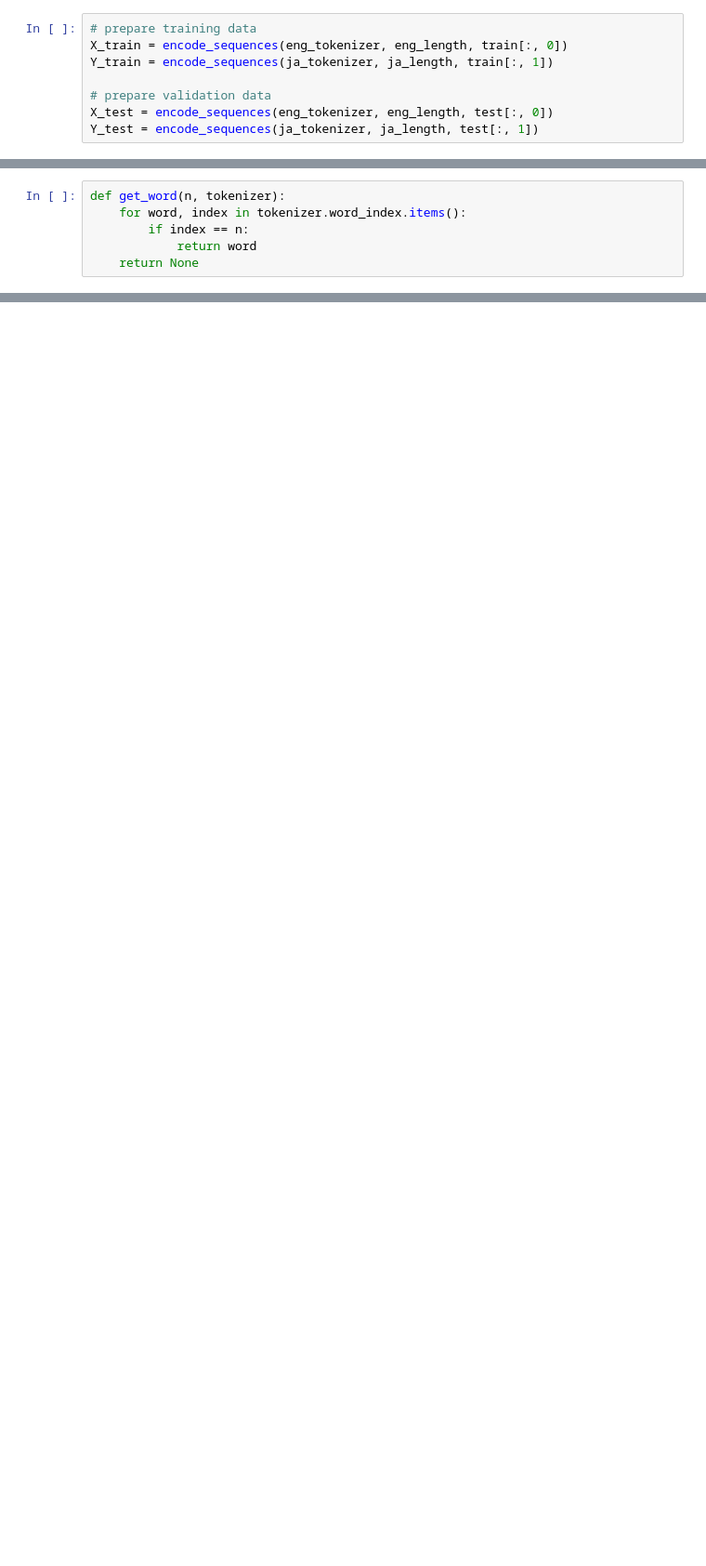
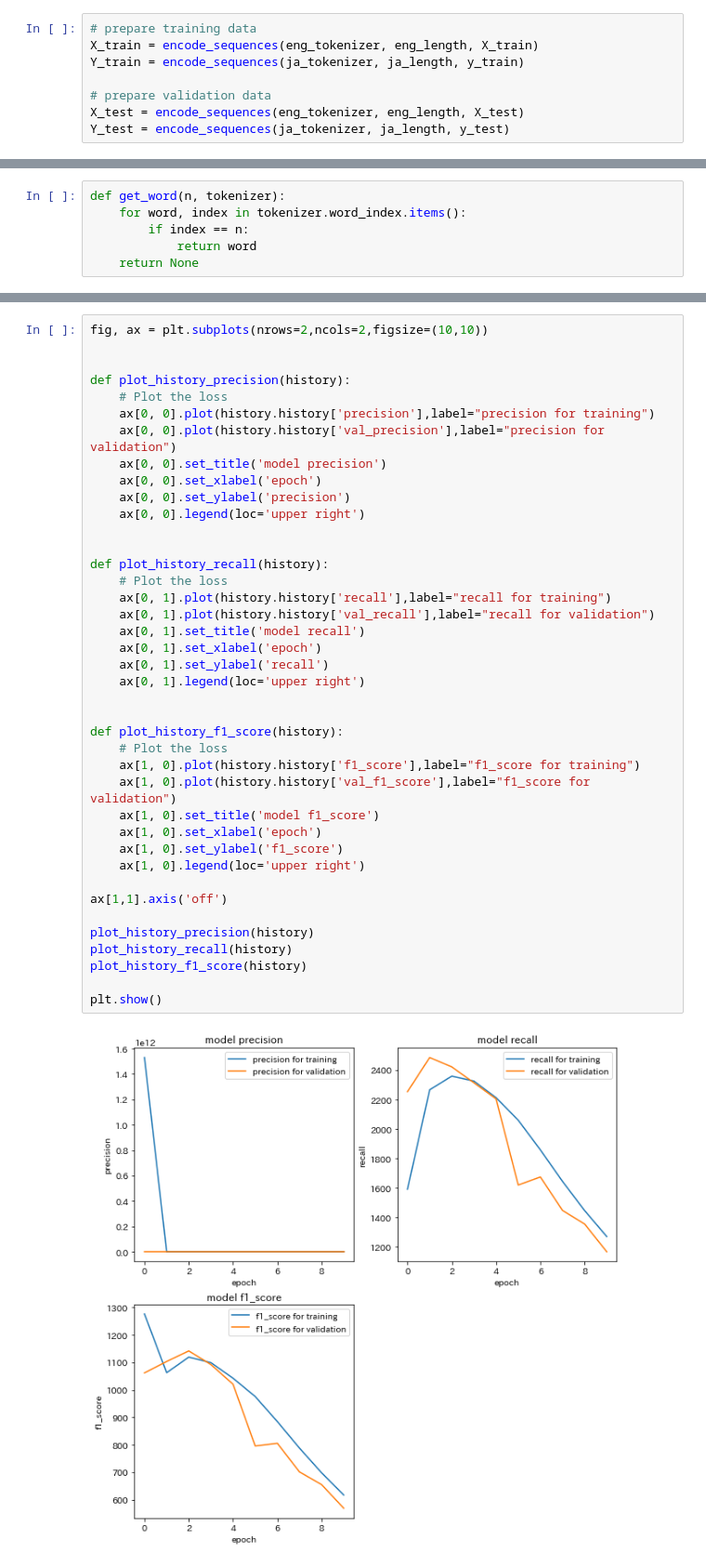
Before and after one commit to atsushii/Neural-Machine-Translation-Project, a Jupyter notebook: text_translation/translation_en_to_ja.ipynb, the cells around one changed output, grey strips where cells are left out. Shown at 93% size. Cells and saved outputs as stored; diff of their text form; blank space fills up the shorter version.

```diff
--- a/text_translation/translation_en_to_ja.ipynb
+++ b/text_translation/translation_en_to_ja.ipynb
@@ -218,8 +322,8 @@ array([[' dont let it open close it theyll get in', ' 開くな 閉じろ'],
 # %%
 # prepare training data
-X_train = encode_sequences(eng_tokenizer, eng_length, train[:, 0])
-Y_train = encode_sequences(ja_tokenizer, ja_length, train[:, 1])
+X_train = encode_sequences(eng_tokenizer, eng_length, X_train)
+Y_train = encode_sequences(ja_tokenizer, ja_length, y_train)
 
 # prepare validation data
-X_test = encode_sequences(eng_tokenizer, eng_length, test[:, 0])
-Y_test = encode_sequences(ja_tokenizer, ja_length, test[:, 1])
+X_test = encode_sequences(eng_tokenizer, eng_length, X_test)
+Y_test = encode_sequences(ja_tokenizer, ja_length, y_test)
@@ -411,0 +520,42 @@ pred_df.sample(50)
+# %%
+fig, ax = plt.subplots(nrows=2,ncols=2,figsize=(10,10))
+
+
+def plot_history_precision(history):
+    # Plot the loss
+    ax[0, 0].plot(history.history['precision'],label="precision for training")
+    ax[0, 0].plot(history.history['val_precision'],label="precision for validation")
+    ax[0, 0].set_title('model precision')
+    ax[0, 0].set_xlabel('epoch')
+    ax[0, 0].set_ylabel('precision')
+    ax[0, 0].legend(loc='upper right')
+
+
+def plot_history_recall(history):
+    # Plot the loss
+    ax[0, 1].plot(history.history['recall'],label="recall for training")
+    ax[0, 1].plot(history.history['val_recall'],label="recall for validation")
+    ax[0, 1].set_title('model recall')
+    ax[0, 1].set_xlabel('epoch')
+    ax[0, 1].set_ylabel('recall')
+    ax[0, 1].legend(loc='upper right')
+
+
+def plot_history_f1_score(history):
+    # Plot the loss
+    ax[1, 0].plot(history.history['f1_score'],label="f1_score for training")
+    ax[1, 0].plot(history.history['val_f1_score'],label="f1_score for validation")
+    ax[1, 0].set_title('model f1_score')
+    ax[1, 0].set_xlabel('epoch')
+    ax[1, 0].set_ylabel('f1_score')
+    ax[1, 0].legend(loc='upper right')
+
+ax[1,1].axis('off')
+
+plot_history_precision(history)
+plot_history_recall(history)
+plot_history_f1_score(history)
+
+plt.show()
+# %% [output]
+[figure, added]
```
Also changed, not shown: parts of 46 cells of this notebook.
